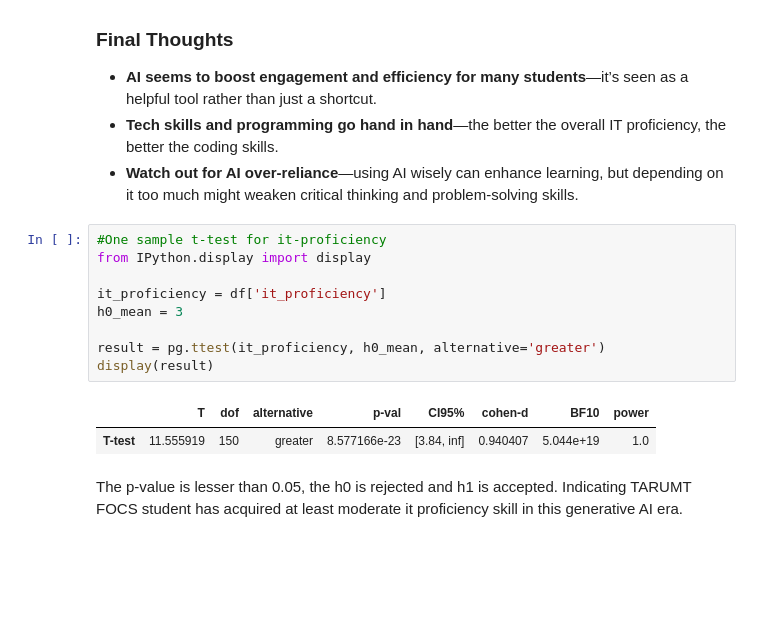
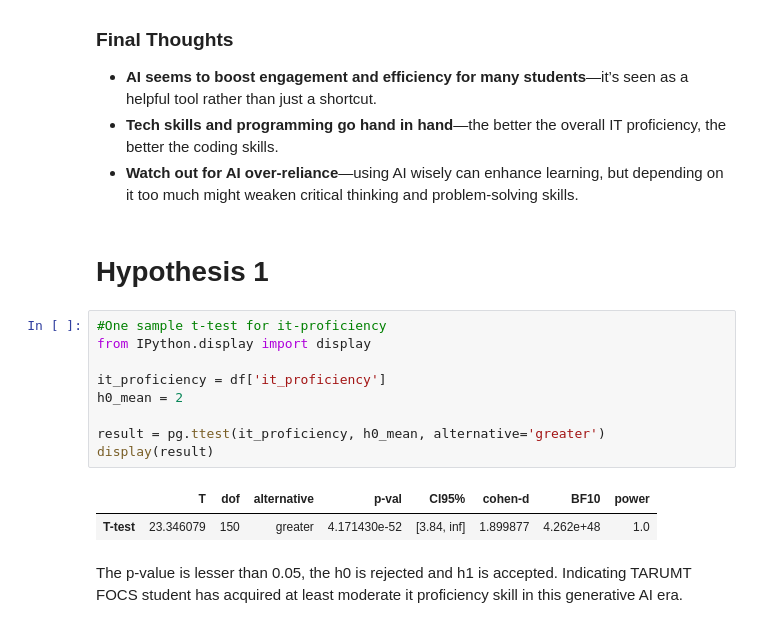
Before and after one commit to rttz159/ResearchMethodY2S2Assignment, a Jupyter notebook: assignment.ipynb, the cells around one changed output. Cells and saved outputs as stored; diff of their text form; blank space fills up the shorter version.

```diff
--- a/assignment.ipynb
+++ b/assignment.ipynb
@@ -257,18 +257,20 @@ plt.show()
 - **AI seems to boost engagement and efficiency for many students**—it’s seen as a helpful tool rather than just a shortcut.
 - **Tech skills and programming go hand in hand**—the better the overall IT proficiency, the better the coding skills.
 - **Watch out for AI over-reliance**—using AI wisely can enhance learning, but depending on it too much might weaken critical thinking and problem-solving skills.
+# %% [markdown]
+# Hypothesis 1
 # %%
 #One sample t-test for it-proficiency
 from IPython.display import display
 
 it_proficiency = df['it_proficiency']
-h0_mean = 3
+h0_mean = 2
 
 result = pg.ttest(it_proficiency, h0_mean, alternative='greater')
 display(result)
 # %% [output]
 |  | T | dof | alternative | p-val | CI95% | cohen-d | BF10 | power |
-| T-test | 11.555919 | 150 | greater | 8.577166e-23 | [3.84, inf] | 0.940407 | 5.044e+19 | 1.0 |
+| T-test | 23.346079 | 150 | greater | 4.171430e-52 | [3.84, inf] | 1.899877 | 4.262e+48 | 1.0 |
 # %% [markdown]
 The p-value is lesser than 0.05, the h0 is rejected and h1 is accepted. Indicating TARUMT FOCS student has acquired at least moderate it proficiency skill in this generative AI era.
 # %%
```
Also changed, not shown: parts of 16 cells of this notebook.
